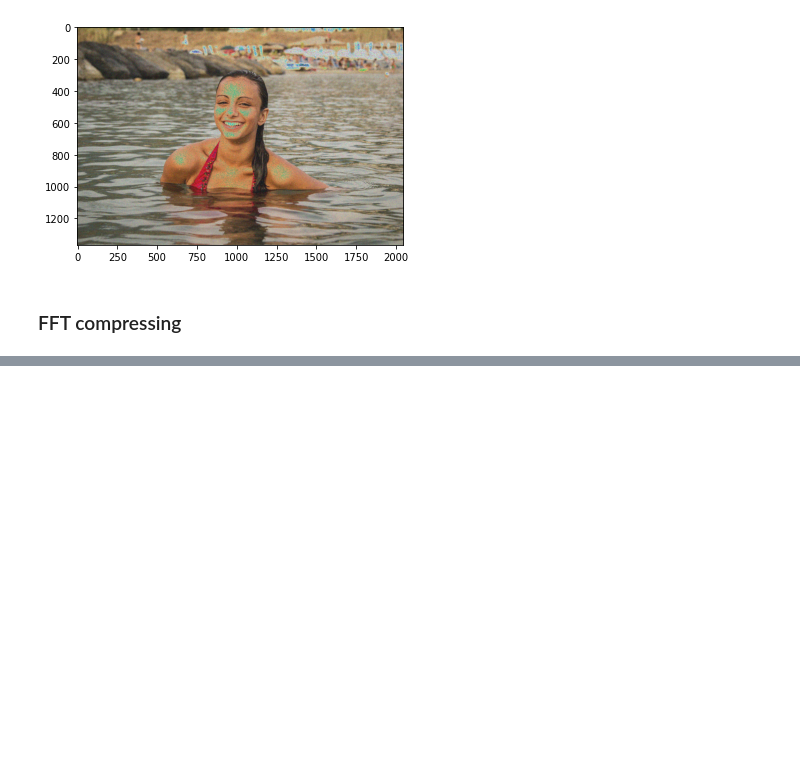
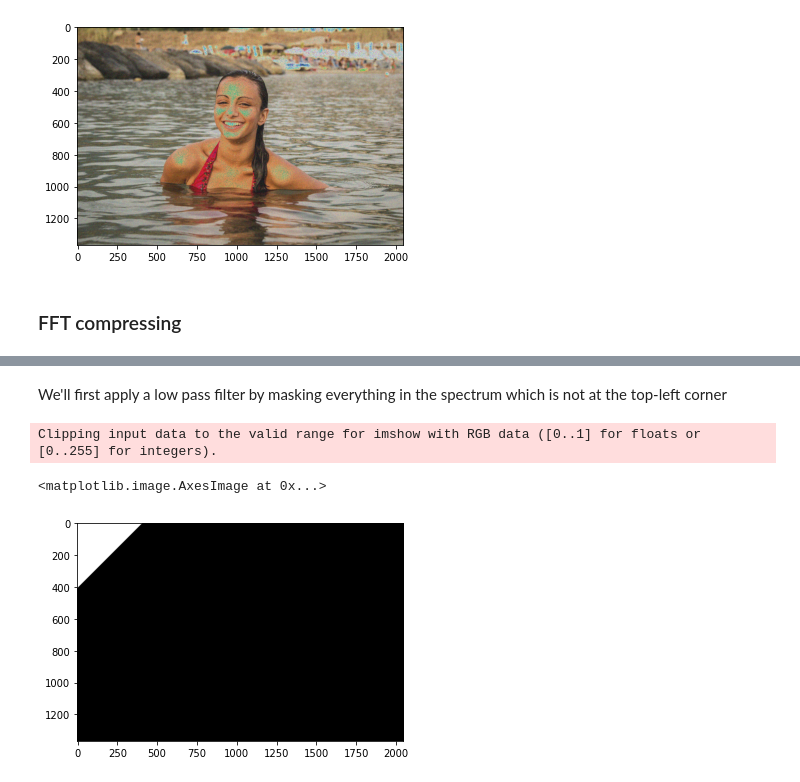
Before and after one commit to GiuliaLanzillotta/My-ML-exercises, a Jupyter notebook: Signal_processing.ipynb, the cells around one changed output, grey strips where cells are left out. Cells and saved outputs as stored; diff of their text form; code cells hidden in the pictures; blank space fills up the shorter version.

```diff
--- a/Signal_processing.ipynb
+++ b/Signal_processing.ipynb
@@ -315,0 +298,17 @@ Text(0.5, 1.0, 'Reconstructed Image')
+# %% [markdown]
+We'll first apply a low pass filter by masking everything in the spectrum which is not at the top-left corner
+# %%
+keep = 0.1
+dim0_keep = int(0.2*spectrum.shape[0])
+dim1_keep = int(0.2*spectrum.shape[1])
+dim_keep = max(dim1_keep,dim0_keep)
+lpmask = np.zeros(shape=spectrum.shape)
+for i in range(dim_keep):
+  for j in range(dim_keep):
+    if i+j < dim_keep:
+      lpmask[i,j] = 1
+pyplot.imshow(lpmask*255)
+# %% [output]
+Clipping input data to the valid range for imshow with RGB data ([0..1] for floats or [0..255] for integers).
+<matplotlib.image.AxesImage at 0x...>
+[figure, added]
```
Also changed, not shown: parts of 11 cells of this notebook.
